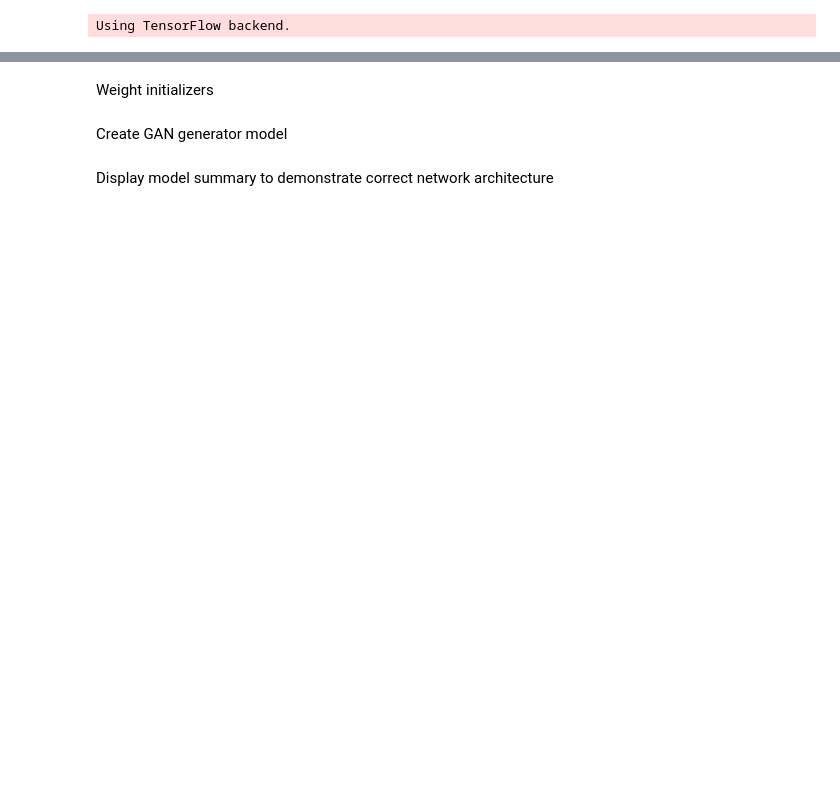
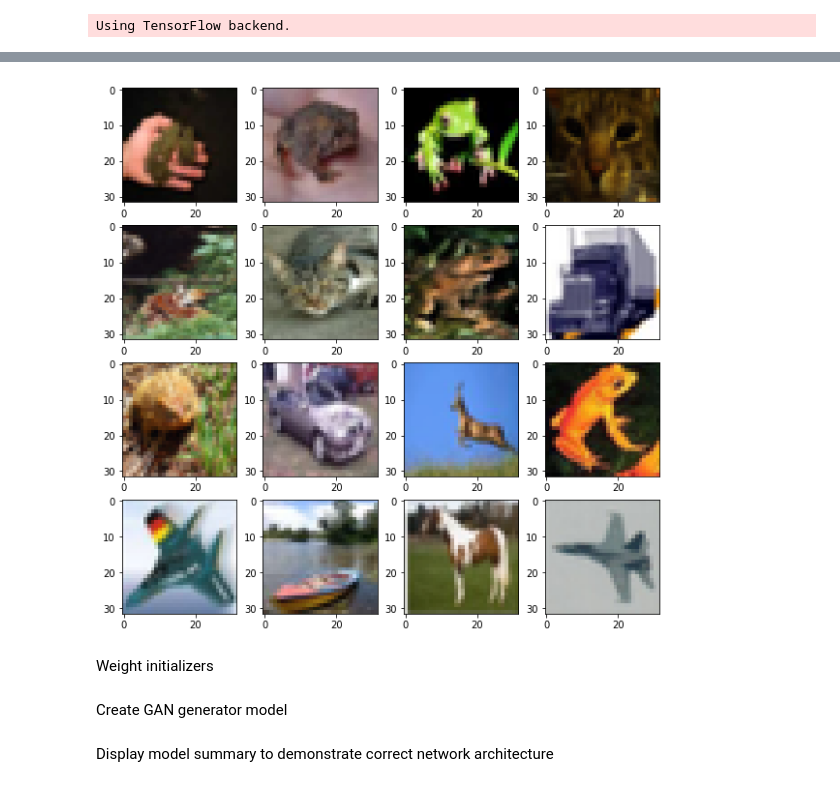
Before and after one commit to jmj23/UpWork, a Jupyter notebook: CifarGAN/TrainCifarGAN.ipynb, the cells around one changed output, grey strips where cells are left out. Cells and saved outputs as stored; diff of their text form; code cells hidden in the pictures; blank space fills up the shorter version.

Commit message:
Removed plotting and cleaned up code

```diff
--- a/CifarGAN/TrainCifarGAN.ipynb
+++ b/CifarGAN/TrainCifarGAN.ipynb
@@ -15,12 +18,11 @@ from tqdm import tqdm, trange
 Using TensorFlow backend.
 # %%
 (cifar_images, _), (_, _) = cifar10.load_data()
-cifar_images = cifar_images/255
+cifar_images = (cifar_images-127.5)/255
 # %%
-%matplotlib notebook
-from matplotlib import pyplot as plt
+plt.figure(figsize=(10,10))
 for i in range(16):
     plt.subplot(4,4,i+1)
-    plt.imshow(cifar_images[np.random.randint(0,50000)])
+    plt.imshow(cifar_images[np.random.randint(0,50000)]+.5)
 plt.show()
 # %% [output]
@@ -29,3 +29,4 @@ plt.show()
+[figure, added]
 # %% [markdown]
 Weight initializers
 # %%
```
Also changed, not shown: parts of 15 cells of this notebook.
